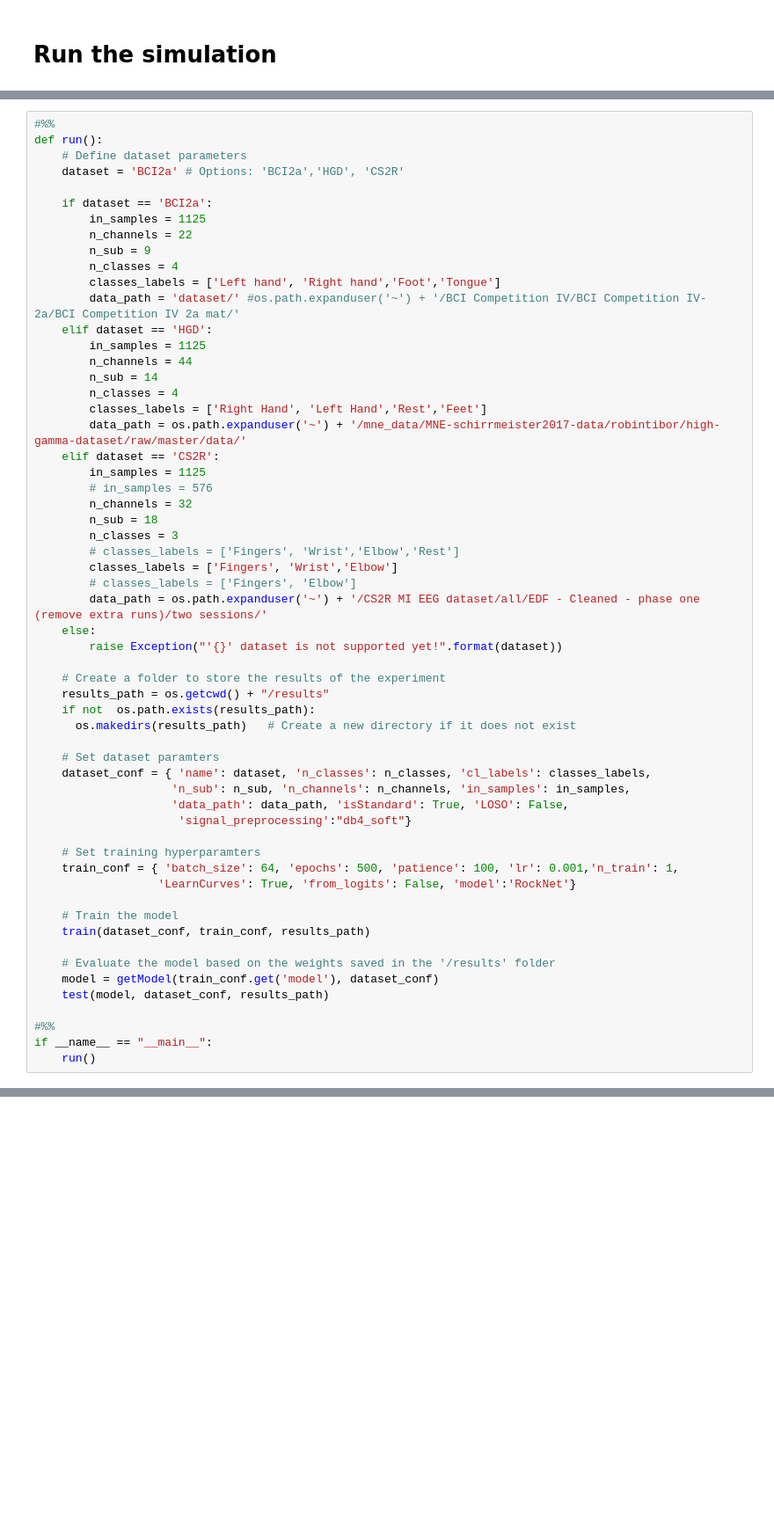
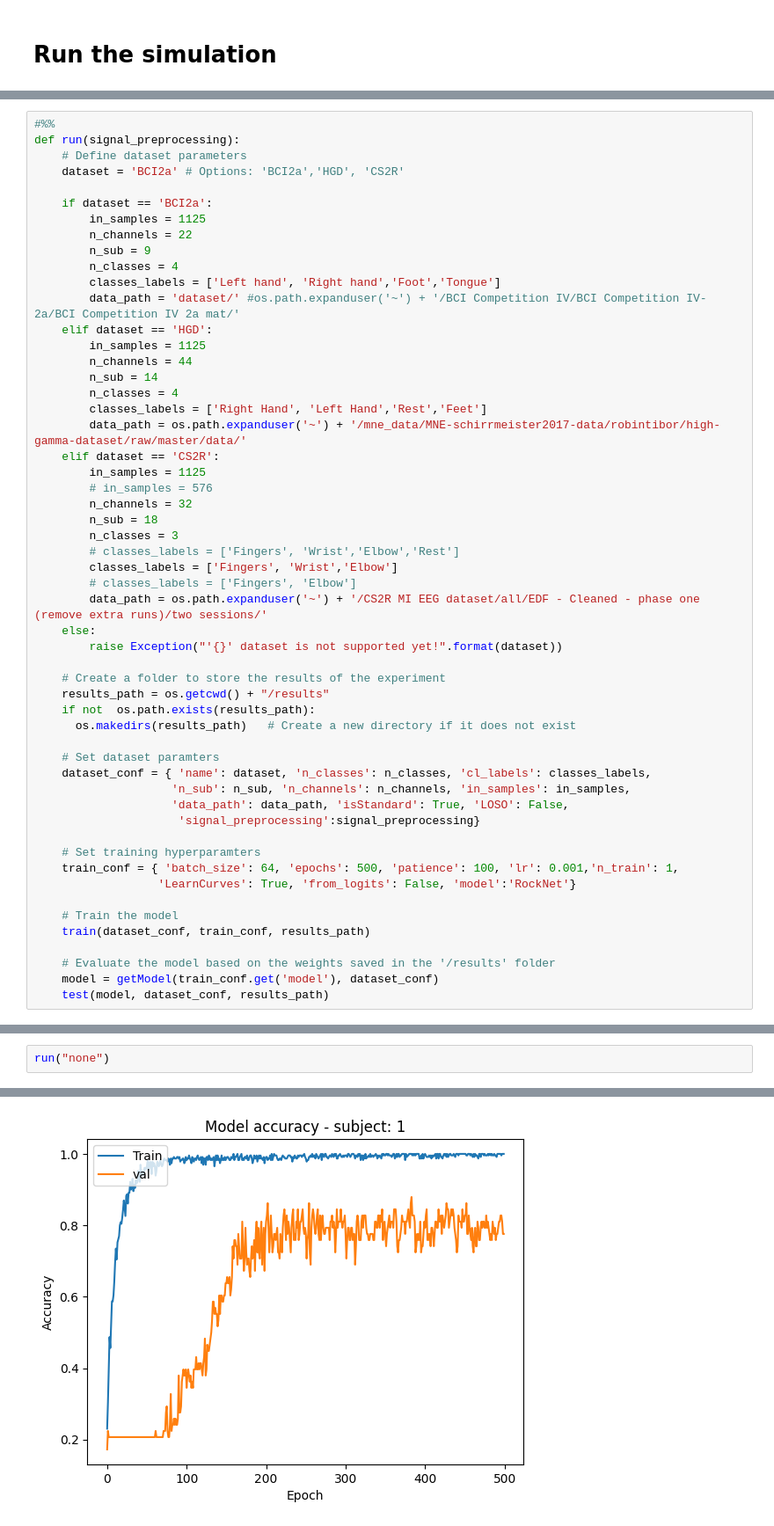
Before and after one commit to marco-siino/bci-gpt, a Jupyter notebook: RockNet.ipynb, the cells around one changed output, grey strips where cells are left out. Shown: that part at 88% size. Cells and saved outputs as stored; diff of their text form; blank space fills up the shorter version.

```diff
--- a/RockNet.ipynb
+++ b/RockNet.ipynb
@@ -587,6 +589,6 @@ def getModel(model_name, dataset_conf, from_logits = False):
 # %%
 #%%
-def run():
+def run(signal_preprocessing):
     # Define dataset parameters
     dataset = 'BCI2a' # Options: 'BCI2a','HGD', 'CS2R'
 
@@ -626,7 +628,7 @@ def run():
     dataset_conf = { 'name': dataset, 'n_classes': n_classes, 'cl_labels': classes_labels,
                     'n_sub': n_sub, 'n_channels': n_channels, 'in_samples': in_samples,
                     'data_path': data_path, 'isStandard': True, 'LOSO': False,
-                     'signal_preprocessing':"db4_soft"}
+                     'signal_preprocessing':signal_preprocessing}
 
     # Set training hyperparamters
     train_conf = { 'batch_size': 64, 'epochs': 500, 'patience': 100, 'lr': 0.001,'n_train': 1,
@@ -638,7 +640,3 @@ def run():
     # Evaluate the model based on the weights saved in the '/results' folder
     model = getModel(train_conf.get('model'), dataset_conf)
     test(model, dataset_conf, results_path)
-
-#%%
-if __name__ == "__main__":
-    run()
@@ -661,0 +645,3 @@ ValueError: Input 0 of layer "functional_8" is incompatible with the layer: expe
+# %%
+run("none")
+# %% [output]
@@ -661,0 +660 @@ ValueError: Input 0 of layer "functional_8" is incompatible with the layer: expe
+[figure, added]
```
Also changed, not shown: parts of 12 cells of this notebook.
